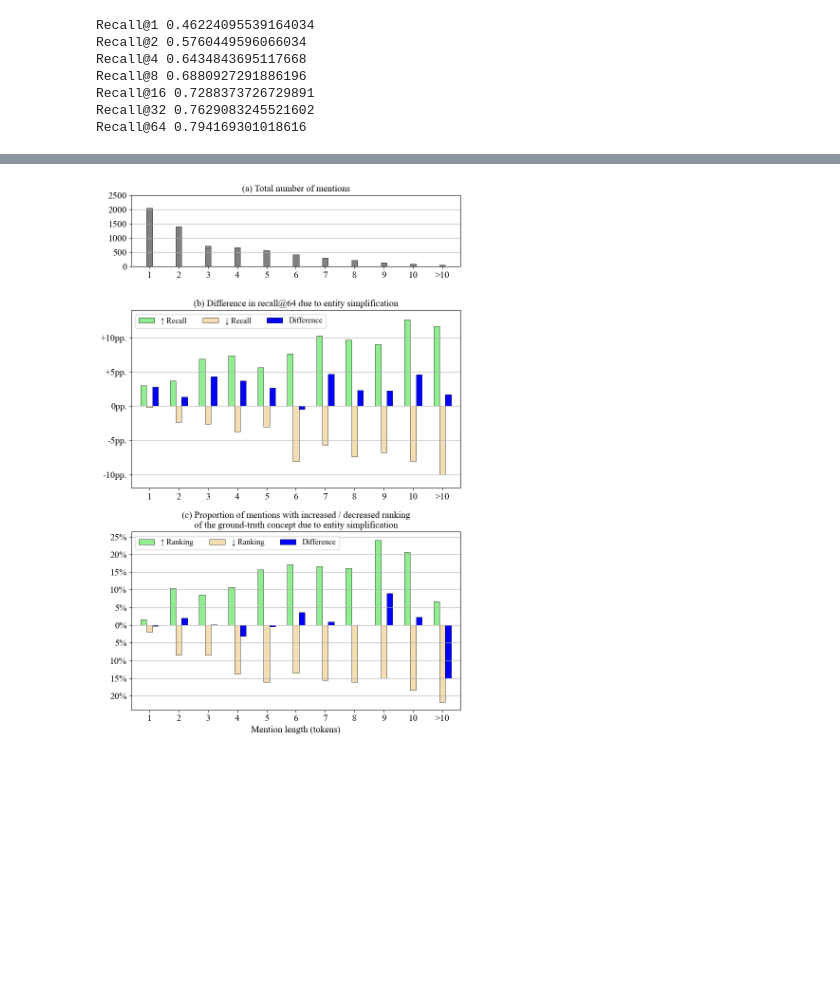
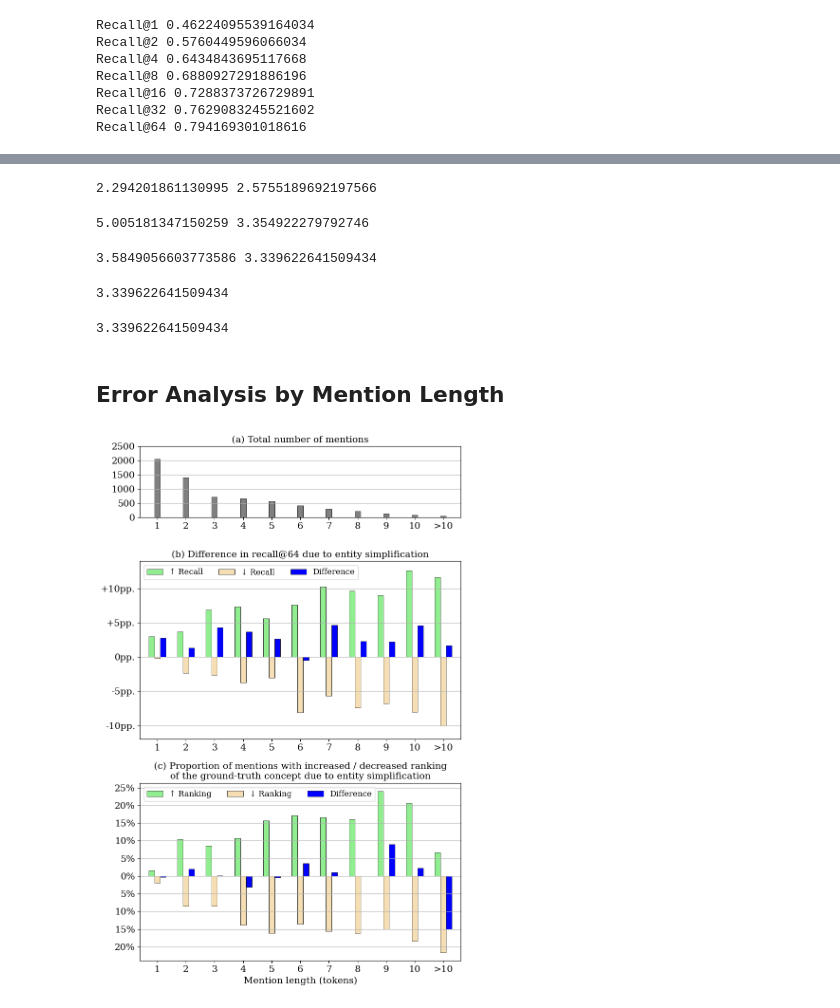
Before and after one commit to hpi-dhc/symptemist, a Jupyter notebook: 1_LLM_Simplification.ipynb, the cells around one changed output, grey strips where cells are left out. Drawn from its saved outputs; the diff is of its cells as text; code cells hidden in the pictures; blank space fills up the shorter version.

Commit message:
SympTEMIST Update, Error Analysis

```diff
--- a/1_LLM_Simplification.ipynb
+++ b/1_LLM_Simplification.ipynb
@@ -20,7 +20,7 @@ kb = load_kb(base_path / 'symptemist.jsonl')
 from xmen.evaluation import error_analysis, evaluate, evaluate_at_k
 # %%
 from xmen.linkers import default_ensemble
-linker = default_ensemble(base_path / 'index')
+linker = default_ensemble(base_path / 'index', cuda=True)
 # %% [output]
 https://scikit-learn.org/stable/model_persistence.html#security-maintainability-limitations
   warnings.warn(
@@ -52,7 +52,7 @@ def count_differences(simplified, original):
 # %%
 MODEL = 'gpt-4-0125-preview'
 # Pre-computed for SympTEMIST to save API calls
-table_file = 'lookup_gpt-4-0125-preview_20240214-205237_prompt1.pkl'
+table_file = 'symptemist_lookup_gpt-4-0125-preview_20240214-205237_prompt1.pkl'
 prompt = SYMPTEMIST_FEW_SHOT_EXAMPLES
 
 lookup_table = {}
@@ -204,7 +204,7 @@ cutoff_eval
 from matplotlib import pyplot as plt
 import matplotlib
 
-matplotlib.rcParams.update({'font.size': 14, 'font.family' : 'Times New Roman'})
+matplotlib.rcParams.update({'font.size': 14, 'font.family' : 'serif'})
 
 fig, axs = plt.subplots(2, 1, figsize=(10,5), sharex=True, gridspec_kw={'height_ratios': [2, 1]}, squeeze=True)
 
@@ -233,7 +233,7 @@ ax0.plot(x_range, cutoff_eval.num_changed / cutoff_eval.num_all, color='red', la
 ax0.set_yticks(np.arange(0,1.02,0.2))
 ax0.set_yticklabels([f"{int(t * 100)}%" if t >= 0 and t <=1 else "" for t in ax0.get_yticks()])
 
-ax0.set_xlabel('Confidence Threshold for Entity Simplication')
+ax0.set_xlabel('Confidence Threshold for Entity Simplification')
 ax0.legend()
 
 ax0.set_xticks(x_range)
@@ -241,7 +241,7 @@ ax0.set_xticklabels(cutoff_eval.cutoff.values)
 
 ax1.legend()
 
-#plt.savefig('diff_cutoff.png', dpi=1200, bbox_inches='tight')
+plt.savefig('diff_cutoff.png', dpi=1200, bbox_inches='tight')
 
 plt.show()
 # %% [output]
@@ -321,3 +390,28 @@ ea_after_simple = error_analysis(simplified_ds['train'], simplified_candidates_c
+# %%
+both_correct = (ea_before_simpl.pred_index == 0) & (ea_after_simple.pred_index == 0)
+print(ea_before_simpl[both_correct]._word_len.mean(), ea_after_simple[both_correct]._word_len.mean())
+# %% [output]
+2.294201861130995 2.5755189692197566
+# %%
+better_recall = (ea_before_simpl.pred_index == -1) & (ea_after_simple.pred_index >= 0)
+print(ea_before_simpl[better_recall]._word_len.mean(), ea_after_simple[better_recall]._word_len.mean())
+# %% [output]
+5.005181347150259 3.354922279792746
+# %%
+better_recall_1 = (ea_before_simpl.pred_index == -1) & (ea_after_simple.pred_index == 0)
+print(ea_before_simpl[better_recall_1]._word_len.mean(), ea_after_simple[better_recall_1]._word_len.mean())
+# %% [output]
+3.5849056603773586 3.339622641509434
+# %%
+ea_after_simple[(ea_before_simpl.pred_index == -1) & (ea_after_simple.pred_index == 0)]._word_len.mean()
+# %% [output]
+3.339622641509434
+# %%
+ea_after_simple[(ea_before_simpl.pred_index == -1) & (ea_after_simple.pred_index == 0)]._word_len.mean()
+# %% [output]
+3.339622641509434
+# %% [markdown]
+## Error Analysis by Mention Length
 # %%
 index = []
 labels = []
@@ -389,7 +483,7 @@ fig, axs = plt.subplots(3, 1, figsize=(8,12), gridspec_kw={'height_ratios': [0.4
 font_size_lg = 14
 font_size_sm = 12
 
-matplotlib.rcParams.update({'font.size': font_size_lg, 'font.family' : 'Times New Roman'})
+matplotlib.rcParams.update({'font.size': font_size_lg, 'font.family' : 'serif'})
 
 width = 0.2
 
@@ -414,32 +508,32 @@ ax1.set_yticklabels([f'{"+" if i > 0 else ""}{round(i * 100)}pp.' for i in y_ran
 ax1.set_ylim(-0.12,0.14)
 ax1.set_title('(b) Difference in recall@64 due to entity simplification', size=font_size_lg)
 ax1.legend(loc='upper left',
            ncol=3, fontsize=font_size_sm)
 
 ax2 = axs[2]
 
 ax2.bar(np.array(index) - width, get_rel(better_ranking), width=width, label='↑ Ranking', color='lightgreen', edgecolor='black', linewidth=0.5)
 ax2.bar(np.array(index), get_rel(worse_ranking), width=width, label='↓ Ranking', color='wheat', edgecolor='black', linewidth=0.5)
 ax2.bar(np.array(index) + width, get_rel(np.array(better_ranking) + np.array(worse_ranking)), width=width, label='Difference', color='blue', edgecolor='black', linewidth=0.5)
 
 y_range_2 = np.arange(-0.2,0.3,0.05)
 ax2.set_yticks(y_range_2)
 ax2.set_yticklabels([f'{"" if i > 0 else ""}{abs(round(i * 100))}%' for i in y_range_2])
 
 ax2.legend(loc='upper left', ncol=3, fontsize=font_size_sm)
 ax2.set_title('(c) Proportion of mentions with increased / decreased ranking\nof the ground-truth concept due to entity simplification', size=font_size_lg)
 
 ax2.grid(axis='y')
 ax2.set_xlabel('Mention length (tokens)')
 
 for ax in axs:
     ax.set_xlim(axs[0].get_xlim())
     ax.set_xticks(index)
     ax.set_xticklabels(labels)
 
 fig.tight_layout()
 
-#plt.savefig('gain_vs_length.png', dpi=1200, bbox_inches='tight')
+plt.savefig('gain_vs_length.jpg', dpi=1200, bbox_inches='tight')
 plt.show()
 # %% [output]
-[figure, old version]
+[figure, new version]
```
Also changed, not shown: parts of 11 cells of this notebook, 18 other files.
